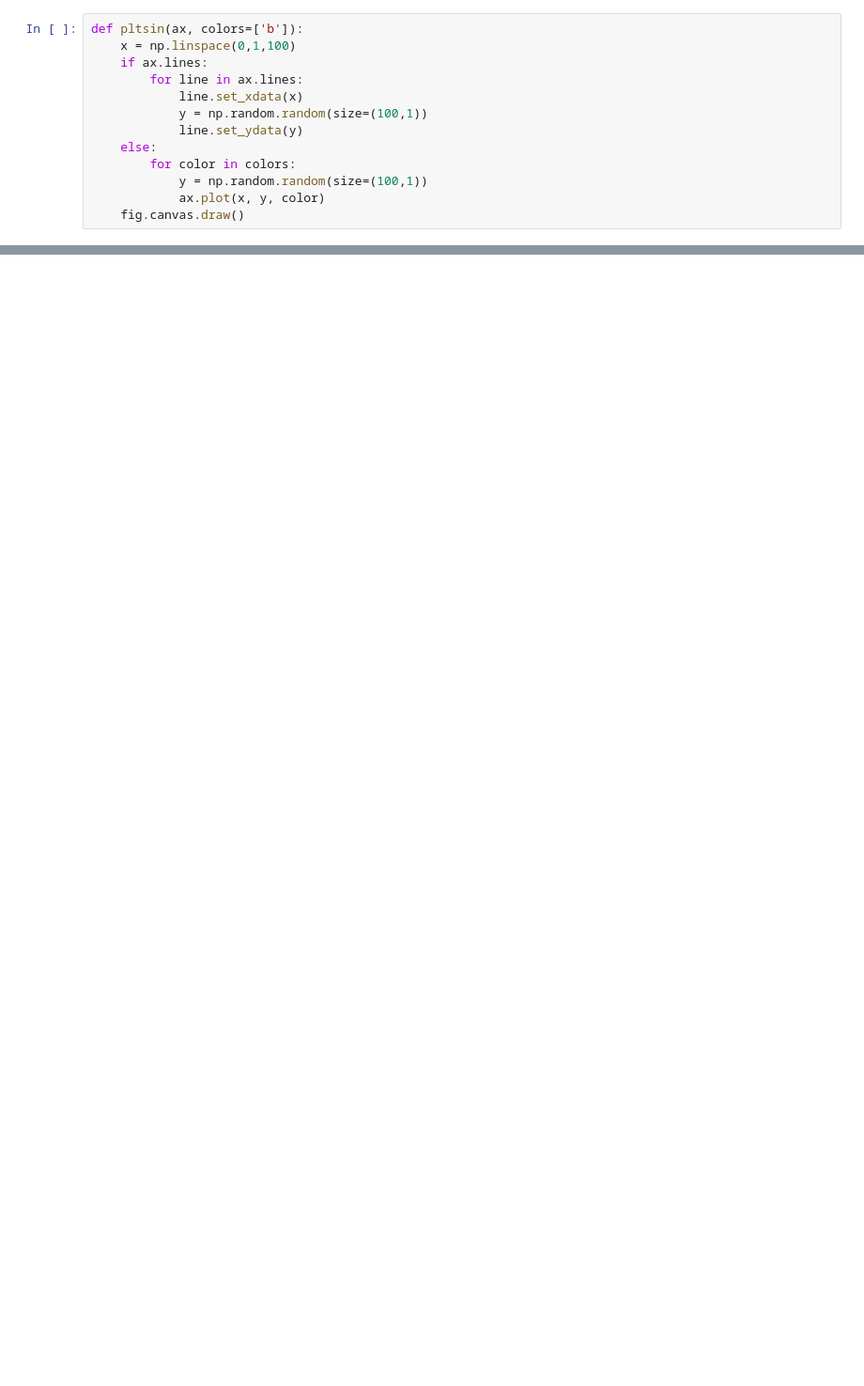
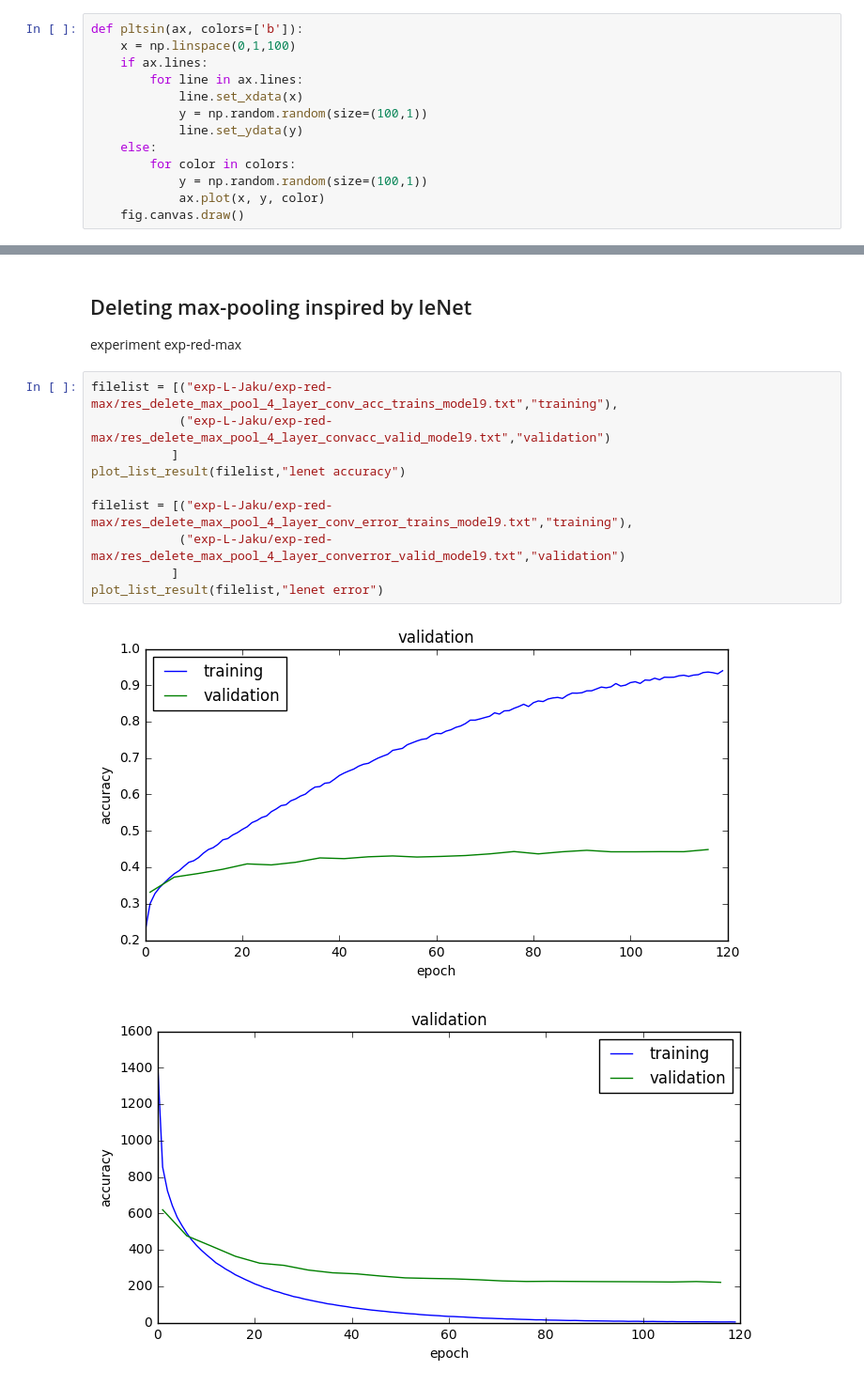
Before and after one commit to syahdeini/machine_learning_practical, a Jupyter notebook: plotting all the list.ipynb, the cells around one changed output, grey strips where cells are left out. Shown: that part at 94% size. Cells and saved outputs as stored; diff of their text form; blank space fills up the shorter version.

```diff
--- a/plotting all the list.ipynb
+++ b/plotting all the list.ipynb
@@ -317,0 +183,16 @@ Validation error : experiment 3 - Dropout
+# %% [markdown]
+## Deleting max-pooling inspired by leNet
+experiment exp-red-max
+# %%
+filelist = [("exp-L-Jaku/exp-red-max/res_delete_max_pool_4_layer_conv_acc_trains_model9.txt","training"),
+            ("exp-L-Jaku/exp-red-max/res_delete_max_pool_4_layer_convacc_valid_model9.txt","validation")
+           ]
+plot_list_result(filelist,"lenet accuracy")
+
+filelist = [("exp-L-Jaku/exp-red-max/res_delete_max_pool_4_layer_conv_error_trains_model9.txt","training"),
+            ("exp-L-Jaku/exp-red-max/res_delete_max_pool_4_layer_converror_valid_model9.txt","validation")
+           ]
+plot_list_result(filelist,"lenet error")
+# %% [output]
+[figure, added]
+[figure, added]
```
Also changed, not shown: parts of 41 cells of this notebook.
